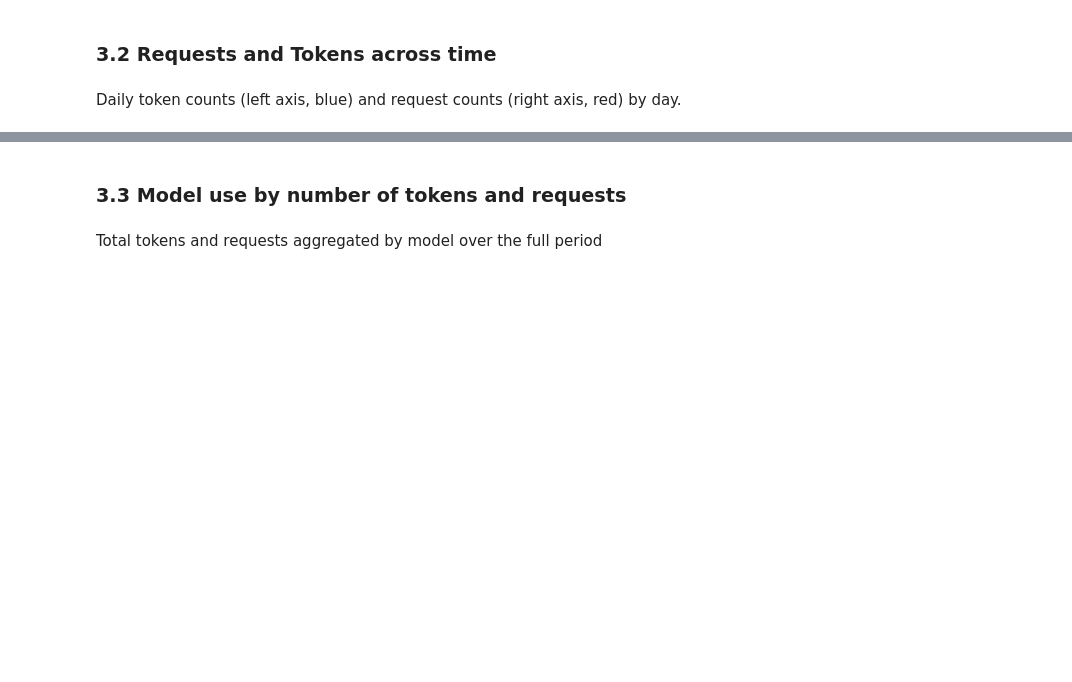
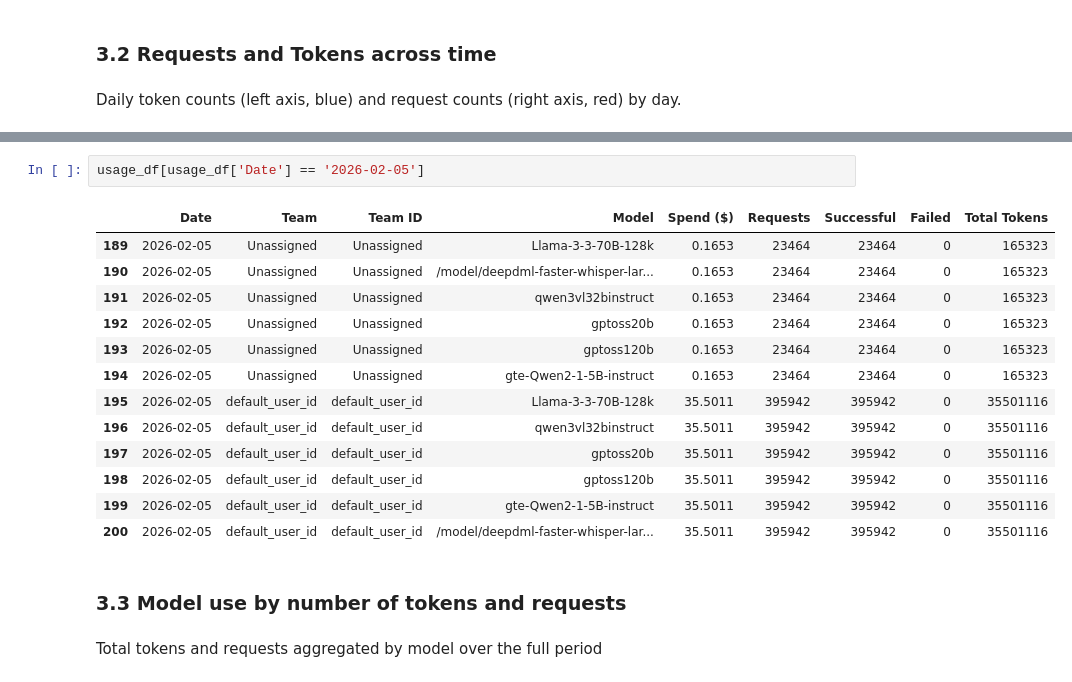
Before and after one commit to rcfpowers/DGFiP_Environmental_AI, a Jupyter notebook: Data_description.ipynb, the cells around one changed output, grey strips where cells are left out. Cells and saved outputs as stored; diff of their text form; blank space fills up the shorter version.

```diff
--- a/Data_description.ipynb
+++ b/Data_description.ipynb
@@ -241,3 +245,19 @@ plt.show()
+# %%
+usage_df[usage_df['Date'] == '2026-02-05']
+# %% [output]
+|  | Date | Team | Team ID | Model | Spend ($) | Requests | Successful | Failed | Total Tokens |
+| 189 | 2026-02-05 | Unassigned | Unassigned | Llama-3-3-70B-128k | 0.1653 | 23464 | 23464 | 0 | 165323 |
+| 190 | 2026-02-05 | Unassigned | Unassigned | /model/deepdml-faster-whisper-lar... | 0.1653 | 23464 | 23464 | 0 | 165323 |
+| 191 | 2026-02-05 | Unassigned | Unassigned | qwen3vl32binstruct | 0.1653 | 23464 | 23464 | 0 | 165323 |
+| 192 | 2026-02-05 | Unassigned | Unassigned | gptoss20b | 0.1653 | 23464 | 23464 | 0 | 165323 |
+| 193 | 2026-02-05 | Unassigned | Unassigned | gptoss120b | 0.1653 | 23464 | 23464 | 0 | 165323 |
+| 194 | 2026-02-05 | Unassigned | Unassigned | gte-Qwen2-1-5B-instruct | 0.1653 | 23464 | 23464 | 0 | 165323 |
+| 195 | 2026-02-05 | default_user_id | default_user_id | Llama-3-3-70B-128k | 35.5011 | 395942 | 395942 | 0 | 35501116 |
+| 196 | 2026-02-05 | default_user_id | default_user_id | qwen3vl32binstruct | 35.5011 | 395942 | 395942 | 0 | 35501116 |
+| 197 | 2026-02-05 | default_user_id | default_user_id | gptoss20b | 35.5011 | 395942 | 395942 | 0 | 35501116 |
+| 198 | 2026-02-05 | default_user_id | default_user_id | gptoss120b | 35.5011 | 395942 | 395942 | 0 | 35501116 |
+| 199 | 2026-02-05 | default_user_id | default_user_id | gte-Qwen2-1-5B-instruct | 35.5011 | 395942 | 395942 | 0 | 35501116 |
+| 200 | 2026-02-05 | default_user_id | default_user_id | /model/deepdml-faster-whisper-lar... | 35.5011 | 395942 | 395942 | 0 | 35501116 |
 # %% [markdown]
 ### 3.3 Model use by number of tokens and requests
 # %% [markdown]
```
Also changed, not shown: parts of 1 cell of this notebook.
